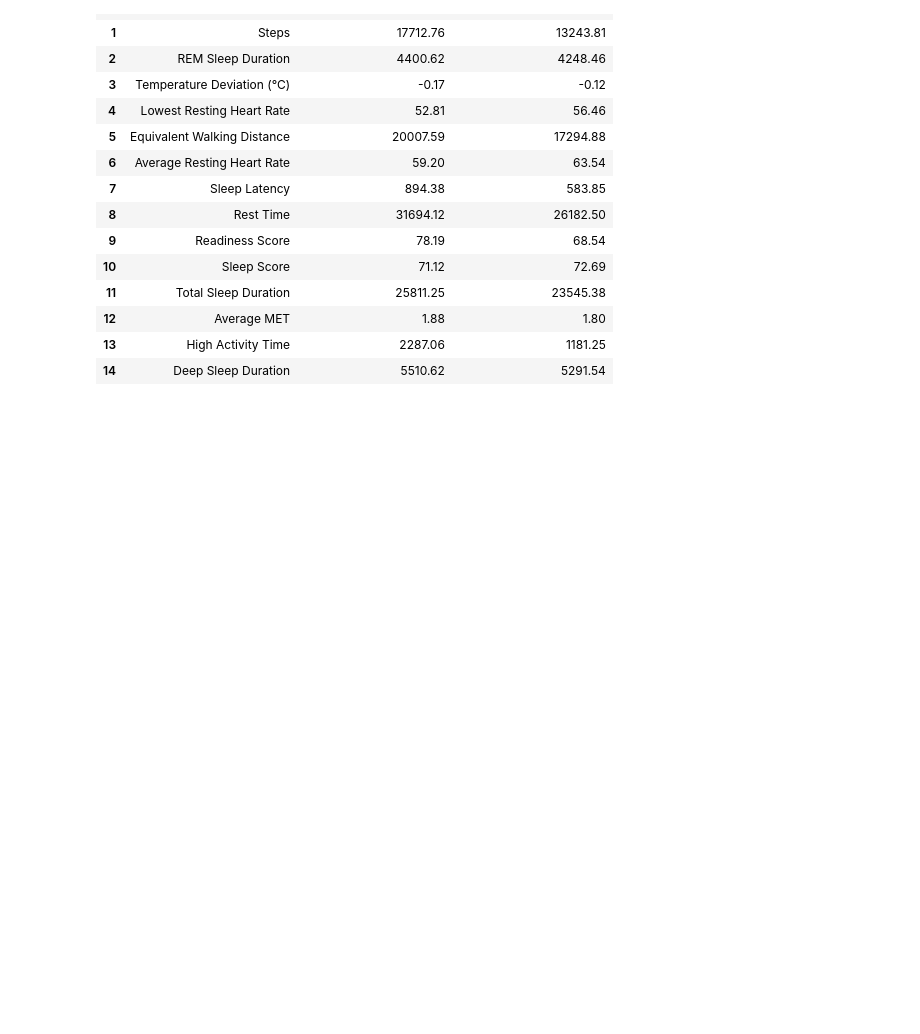
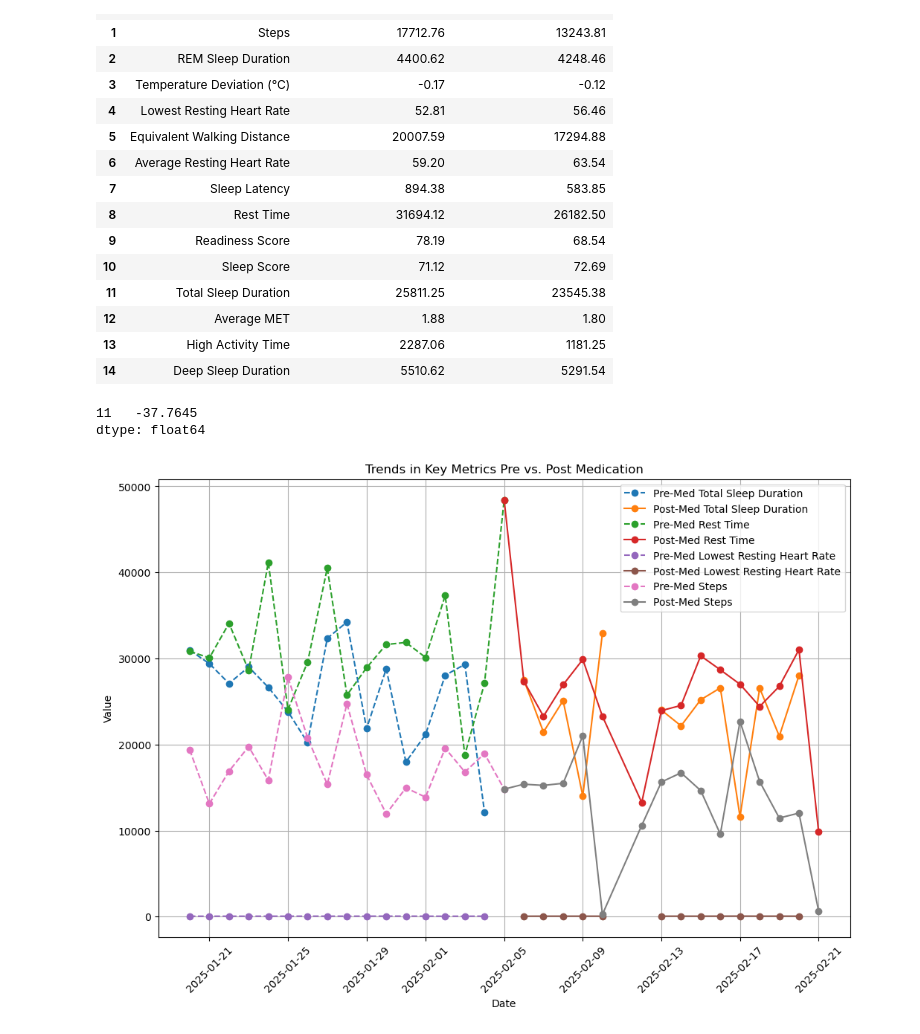
Before and after one commit to juliev42/basic-oura-analysis, a Jupyter notebook: notebooks/022125_med_analysis.ipynb, the cells around one changed output. Cells and saved outputs as stored; diff of their text form; code cells hidden in the pictures; blank space fills up the shorter version.

Commit message:
add cohens d and plot

```diff
--- a/notebooks/022125_med_analysis.ipynb
+++ b/notebooks/022125_med_analysis.ipynb
@@ -94,3 +97,39 @@ avg_comparison_df
 | 12 | Average MET | 1.88 | 1.80 |
 | 13 | High Activity Time | 2287.06 | 1181.25 |
 | 14 | Deep Sleep Duration | 5510.62 | 5291.54 |
+# %%
+# 37 minutes less total sleep, not statistically significant at .05 level tho
+avg_comparison_df.query("Metric == 'Total Sleep Duration'").apply(lambda x: (x["Post-Medication Average"] - x["Pre-Medication Average"])/60, axis=1)
+# %% [output]
+11   -37.7645
+dtype: float64
+# %%
+import matplotlib.pyplot as plt
+
+# Convert date columns to datetime for proper plotting
+pre_med_df["date"] = pd.to_datetime(pre_med_df["date"])
+post_med_df["date"] = pd.to_datetime(post_med_df["date"])
+
+# Sort by date
+pre_med_df = pre_med_df.sort_values("date")
+post_med_df = post_med_df.sort_values("date")
+
+# Select key metrics for trend visualization
+metrics_to_plot = ["Total Sleep Duration", "Rest Time", "Lowest Resting Heart Rate", "Steps"]
+
+# Plot trends over time
+plt.figure(figsize=(12, 8))
+
+for metric in metrics_to_plot:
+    plt.plot(pre_med_df["date"], pre_med_df[metric], label=f"Pre-Med {metric}", linestyle="dashed", marker="o")
+    plt.plot(post_med_df["date"], post_med_df[metric], label=f"Post-Med {metric}", linestyle="solid", marker="o")
+
+plt.xlabel("Date")
+plt.ylabel("Value")
+plt.title("Trends in Key Metrics Pre vs. Post Medication")
+plt.legend()
+plt.xticks(rotation=45)
+plt.grid(True)
+plt.show()
+# %% [output]
+[figure, added]
```
Also changed, not shown: parts of 5 cells of this notebook.
